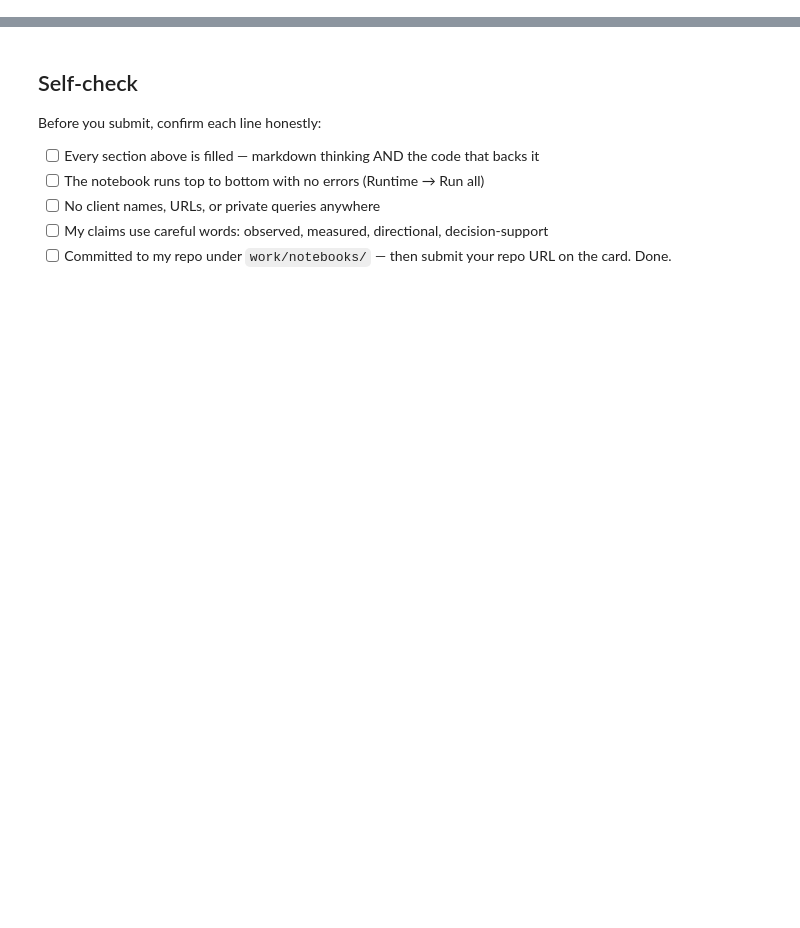
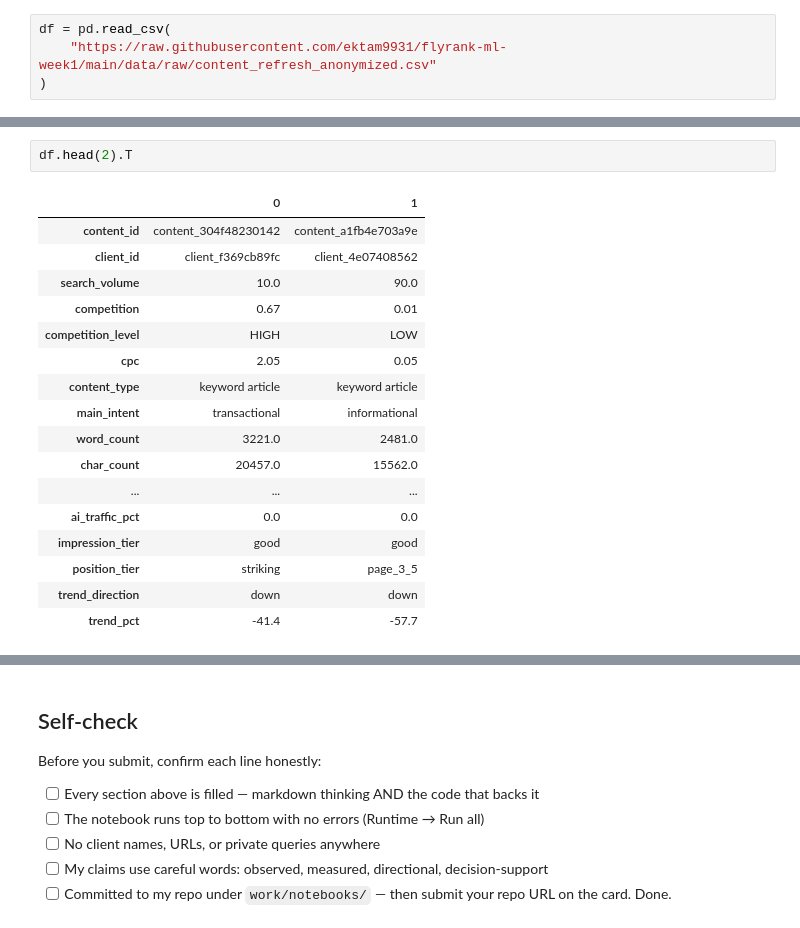
Before and after one commit to ektam9931/flyrank-ml-week1, a Jupyter notebook: work/notebooks/w05_model.ipynb, the cells around one changed output, grey strips where cells are left out. Saved outputs shown, nothing was run; the diff lists cells and outputs as text; blank space fills up the shorter version.

```diff
--- a/work/notebooks/w05_model.ipynb
+++ b/work/notebooks/w05_model.ipynb
@@ -36,0 +18,4 @@ This skeleton is yours to fill. Work the sections **in order** — each one has
+# %%
+df = pd.read_csv(
+    "https://raw.githubusercontent.com/ektam9931/flyrank-ml-week1/main/data/raw/content_refresh_anonymized.csv"
+)
@@ -36,0 +75,20 @@ This skeleton is yours to fill. Work the sections **in order** — each one has
+# %%
+df.head(2).T
+# %% [output]
+|  | 0 | 1 |
+| content_id | content_304f48230142 | content_a1fb4e703a9e |
+| client_id | client_f369cb89fc | client_4e07408562 |
+| search_volume | 10.0 | 90.0 |
+| competition | 0.67 | 0.01 |
+| competition_level | HIGH | LOW |
+| cpc | 2.05 | 0.05 |
+| content_type | keyword article | keyword article |
+| main_intent | transactional | informational |
+| word_count | 3221.0 | 2481.0 |
+| char_count | 20457.0 | 15562.0 |
+| ... | ... | ... |
+| ai_traffic_pct | 0.0 | 0.0 |
+| impression_tier | good | good |
+| position_tier | striking | page_3_5 |
+| trend_direction | down | down |
+| trend_pct | -41.4 | -57.7 |
```
Also changed, not shown: parts of 47 cells of this notebook.
